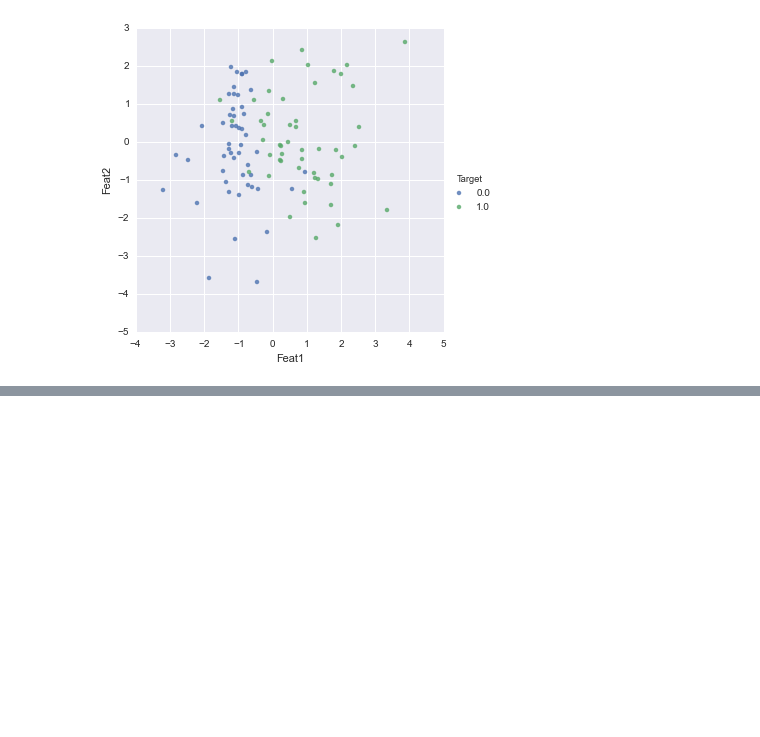
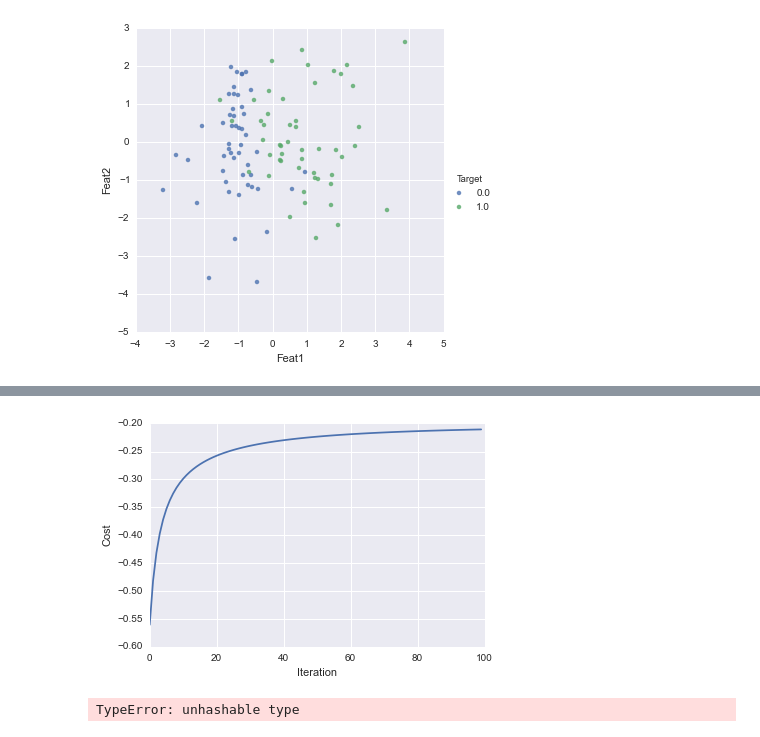
Before and after one commit to MarvinBertin/ML-Algorithms, a Jupyter notebook: LogisticRegression/Logistic Regression.ipynb, the cells around one changed output, grey strips where cells are left out. Cells and saved outputs as stored; diff of their text form; code cells hidden in the pictures; blank space fills up the shorter version.

```diff
--- a/LogisticRegression/Logistic Regression.ipynb
+++ b/LogisticRegression/Logistic Regression.ipynb
@@ -54,0 +110,14 @@ predict_func = predict
+# %%
+# Instantiate and run model on data
+model2 = GradientAscent(cost, gradient, predict_func, fit_intercept = True, scale = True)
+X2 = data2.ix[:,:-1]
+y2 = data2.ix[:,-1]
+model2.run(X2, y2, alpha=1, num_iterations=100, L2_reg = 0)
+
+# model predictions
+y2_pred = model2.predict(X2)
+
+print "*******************************"
+print "Accuracy: ", accuracy(y2,y2_pred)
+print "Precision: ", precision(y2,y2_pred)
+print "Recall:", recall(y2,y2_pred)
@@ -54,0 +132,8 @@ predict_func = predict
+# %%
+# Check if your model reached convergence
+plt.plot(xrange(len(model2.costs_ascent)), model2.costs_ascent)
+plt.xlabel("Iteration")
+plt.ylabel("Cost")
+plt.show()
+# %% [output]
+[figure, added]
@@ -54,0 +156,7 @@ predict_func = predict
+# %%
+# Plot the decision boundary
+y2_scaled = model2.scale_transform(y2)
+plot_decision_boundary(lambda x: model2.predict(x), X2, y2_scaled)
+plt.title("Decision Boundary for ...");
+# %% [output]
+TypeError: unhashable type
```
Also changed, not shown: parts of 20 cells of this notebook.
